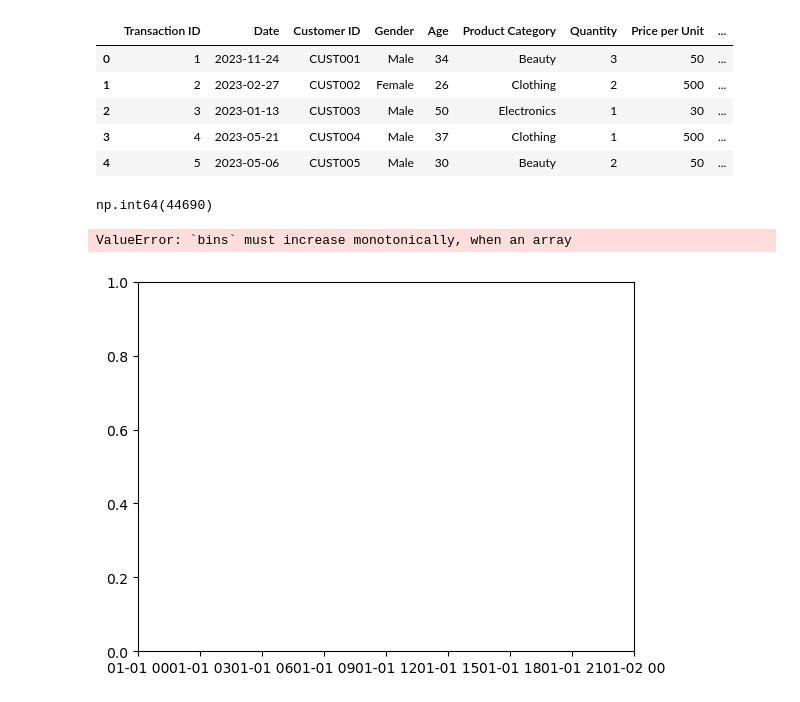
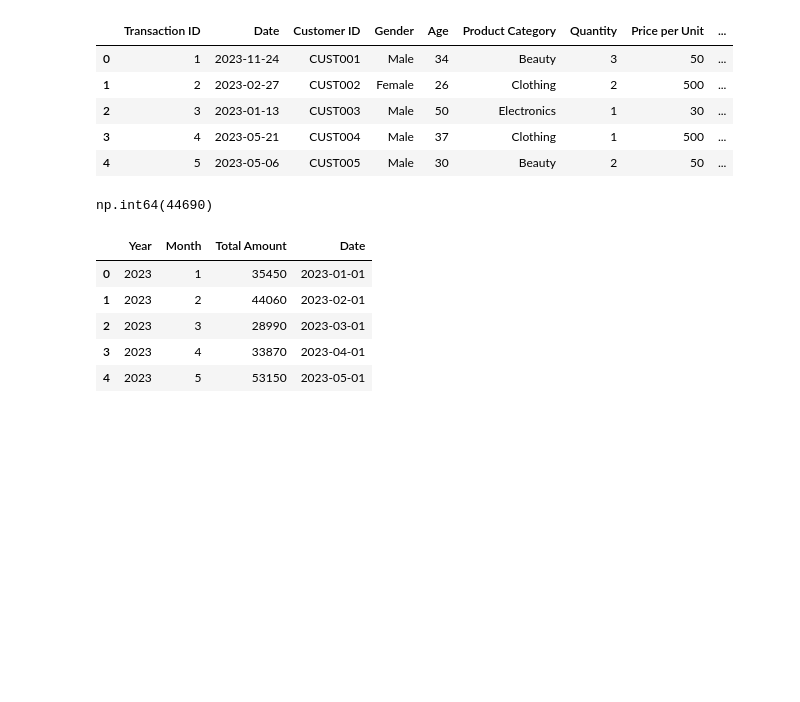
Before and after one commit to Optik163/Sale-data-analytics, a Jupyter notebook: sale analysis.ipynb, the cells around one changed output. Saved outputs shown, nothing was run; the diff lists cells and outputs as text; code cells hidden in the pictures; blank space fills up the shorter version.

```diff
--- a/sale analysis.ipynb
+++ b/sale analysis.ipynb
@@ -428,16 +433,11 @@ last_month_revenue
 # %% [output]
 np.int64(44690)
 # %%
-# total revenue plot (monthly)
-plt.figure()
-plt.plot(monthly_sales['Date'], monthly_sales['Total Amount'], marker='o')
-plt.xlabel('Date')
-plt.ylabel('Total Revenue')
-plt.title('Total Revenue Over Time')
-plt.xticks(rotation=45)
-plt.grid(True)
-plt.tight_layout()
-plt.show()
+monthly_sales.head()
 # %% [output]
-ValueError: `bins` must increase monotonically, when an array
-[figure, removed]
+|  | Year | Month | Total Amount | Date |
+| 0 | 2023 | 1 | 35450 | 2023-01-01 |
+| 1 | 2023 | 2 | 44060 | 2023-02-01 |
+| 2 | 2023 | 3 | 28990 | 2023-03-01 |
+| 3 | 2023 | 4 | 33870 | 2023-04-01 |
+| 4 | 2023 | 5 | 53150 | 2023-05-01 |
```
Also changed, not shown: parts of 2 cells of this notebook.
